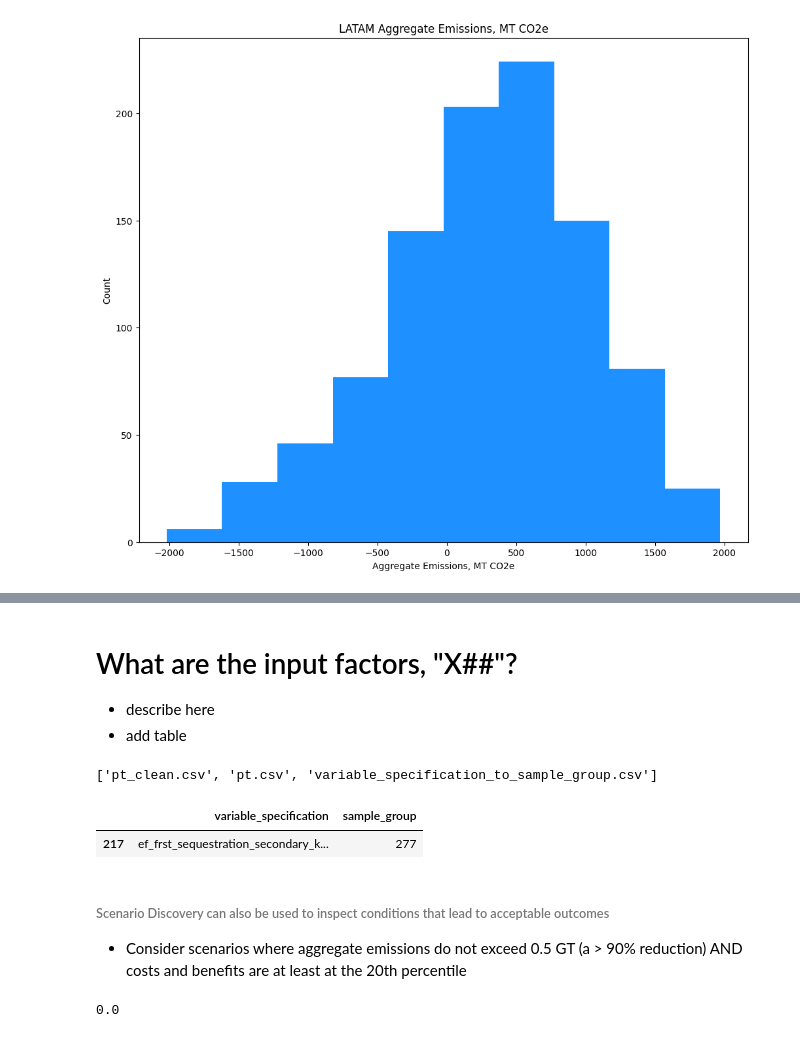
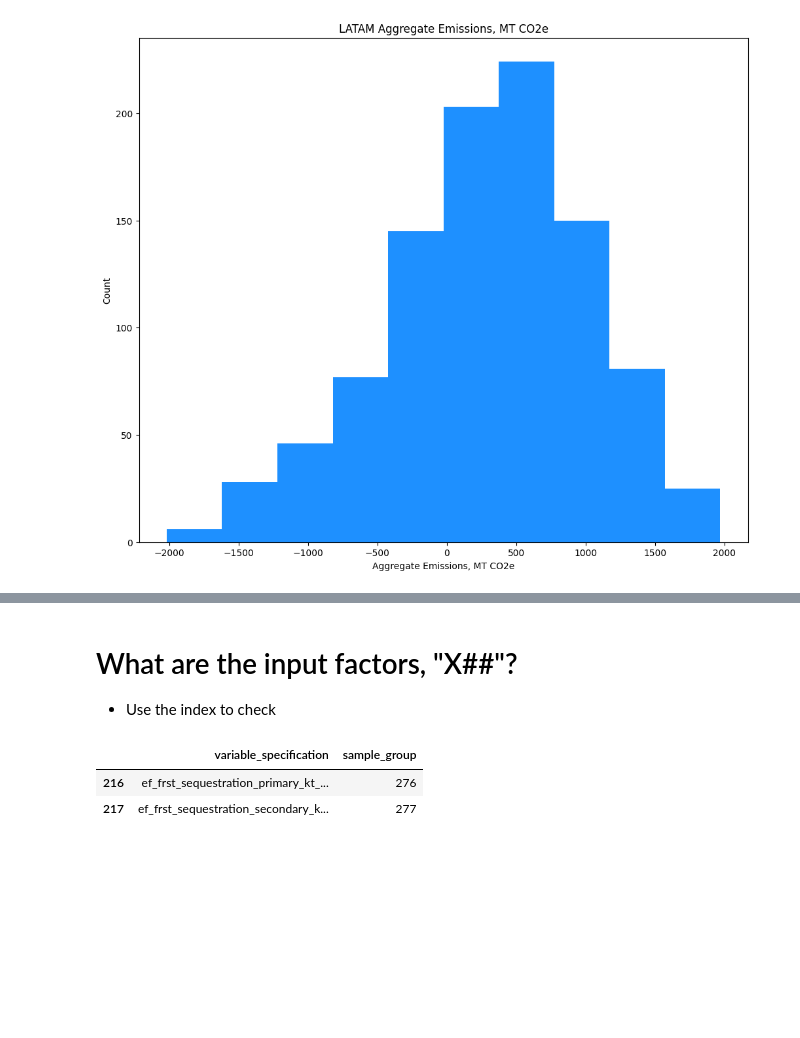
Before and after one commit to jcsyme/sdexplorer, a Jupyter notebook: explore_scenario_discovery.ipynb, the cells around one changed output, grey strips where cells are left out. Saved outputs shown, nothing was run; the diff lists cells and outputs as text; code cells hidden in the pictures; blank space fills up the shorter version.

```diff
--- a/explore_scenario_discovery.ipynb
+++ b/explore_scenario_discovery.ipynb
@@ -164,43 +239,11 @@ boxes.inspect_tradeoff()
 # %% [markdown]
 # What are the input factors, "X##"?
-- describe here
-- add table
+- Use the index to check
-# %%
-os.listdir(dir_ref)
-# %% [output]
-['pt_clean.csv', 'pt.csv', 'variable_specification_to_sample_group.csv']
 # %%
-df_index = pd.read_csv(os.path.join(dir_ref, "variable_specification_to_sample_group.csv"))
 df_index[
-    df_index["sample_group"].isin([277])
+    df_index["sample_group"].isin([276, 277])
 ]
 # %% [output]
 |  | variable_specification | sample_group |
+| 216 | ef_frst_sequestration_primary_kt_... | 276 |
 | 217 | ef_frst_sequestration_secondary_k... | 277 |
-# %% [markdown]
-###### Scenario Discovery can also be used to inspect conditions that lead to acceptable outcomes
-- Consider scenarios where aggregate emissions do not exceed 0.5 GT (a > 90% reduction) AND costs and benefits are at least at the 20th percentile
-# %%
-
-# some fields
-field_accept_0 = "a0"
-
-# get quantiles of net benefits and emissions
-vec_cb = df_exploratory_data["cb_valueX"].to_numpy()
-dict_qs_cb = dict((f"q{x}", np.quantile(vec_cb, x)) for x in np.arange(11)/10)
-
-
-# define an acceptability condition instead of a vulnerability to see which components help us meet those conditions
-vec_accept_0 = [
-    (
-        (int(row[field_emission] <= 500)
-         & int(row[field_cb] < dict_qs_cb.get("q0.3")))
-    )
-    for i, row in df_exploratory_data.iterrows()
-]
-df_exploratory_data[field_accept_0] = vec_accept_0
-
-# fraction of cases that are acceptable
-sum(vec_accept_0)/df_exploratory_data.shape[0]
-# %% [output]
-0.0
```
Also changed, not shown: parts of 28 cells of this notebook.
